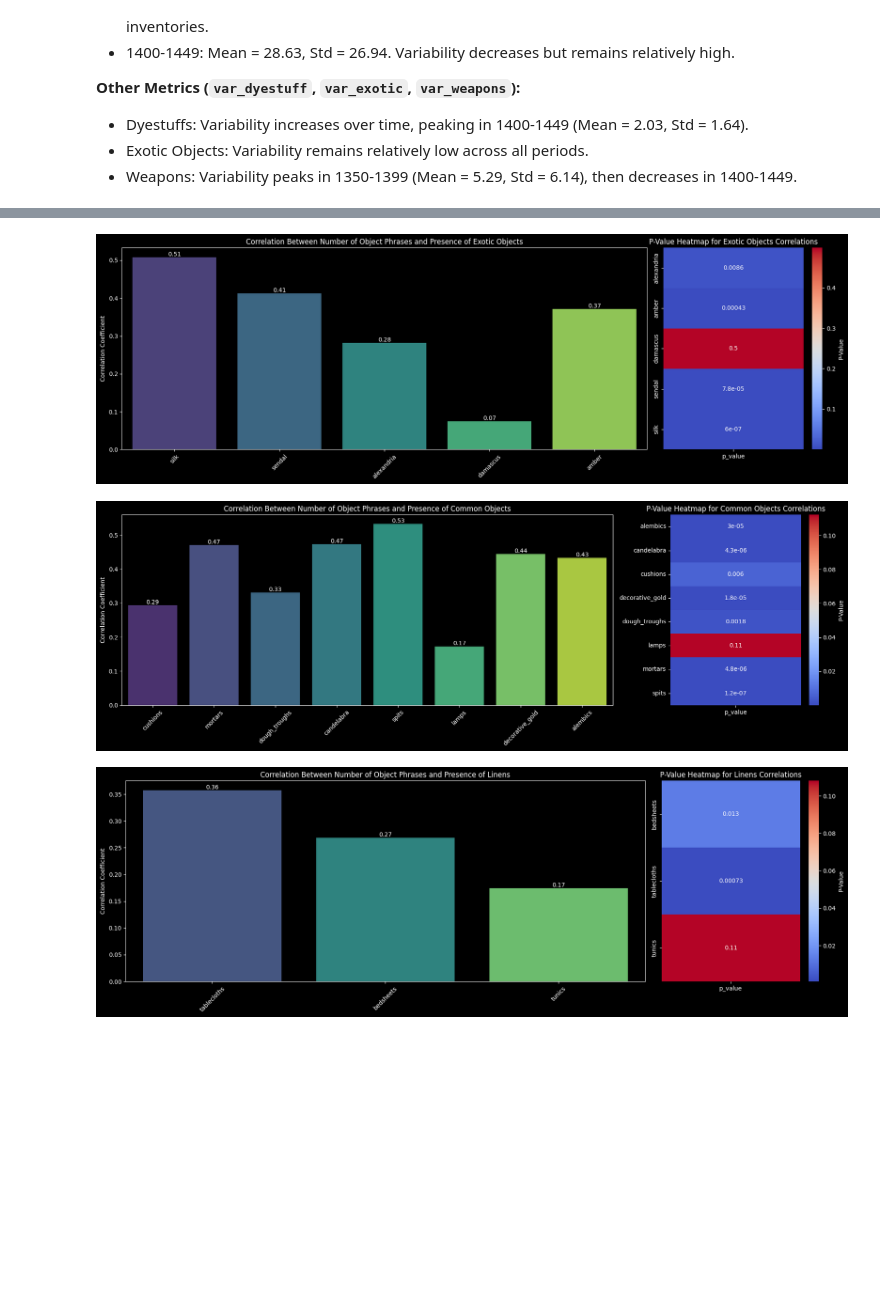
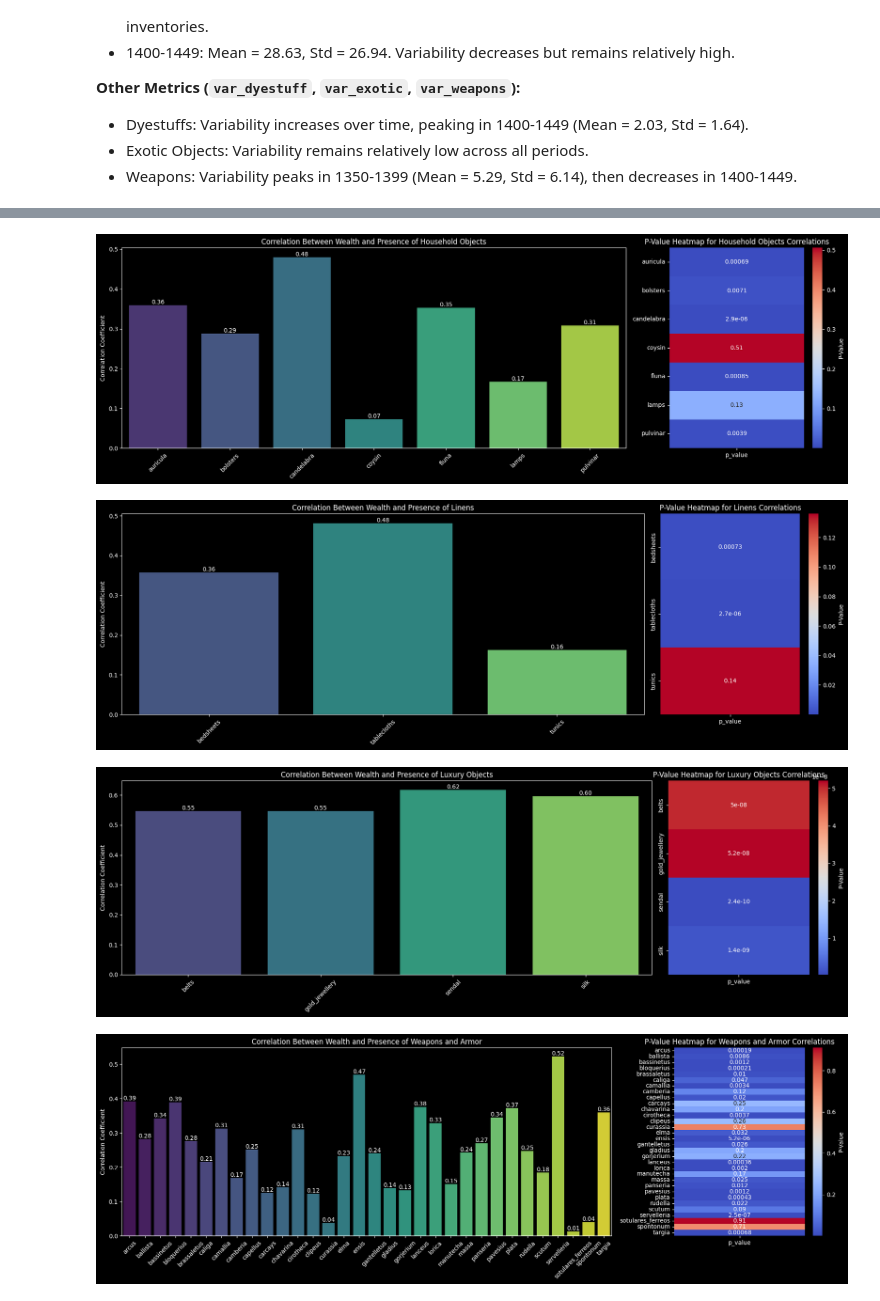
Before and after one commit to gpizzorno/marseille-luxury-objects, a Jupyter notebook: measuring-wealth.ipynb, the cells around one changed output, grey strips where cells are left out. Saved outputs shown, nothing was run; the diff lists cells and outputs as text; code cells hidden in the pictures; blank space fills up the shorter version.

```diff
--- a/measuring-wealth.ipynb
+++ b/measuring-wealth.ipynb
@@ -244,9 +235,10 @@ The stabilization of `wealth_points` variance in 1400-1449 may reflect economic
 # %%
 plt.figure(figsize=(18, 8))
 
+target_columns = ['object_phrases', 'wealth_points', 'total_linens', *VAR_GROUPS]
 plot_data = df.melt(
     id_vars=['id', 'date_group'],
-    value_vars=['object_phrases', 'wealth_points', 'total_linens', 'var_weapons', 'var_exotic', 'var_dyestuff'],
+    value_vars=target_columns,
     var_name='Metric',
     value_name='Value',
 )
@@ -266,10 +258,8 @@ plt.tight_layout()
 
 # Add outlier labels
 outliers = []
-num_metrics = 6  # Total number of metrics
-for i, metric in enumerate(
-    ['object_phrases', 'wealth_points', 'total_linens', 'var_weapons', 'var_exotic', 'var_dyestuff'], start=1
-):
+num_metrics = len(target_columns)  # Total number of metrics
+for i, metric in enumerate(target_columns, start=1):
     for group_index, group in enumerate(DATE_GROUPINGS):
         df_group = df[df['date_group'] == group]
         for _, row in df_group.iterrows():
@@ -294,6 +284,7 @@ plt.show()
 # results = plot_data.groupby(['date_group', 'Metric'])['Value'].describe()
 # display(results)
 
-# print data for outliers
-display(df[df['id'].isin(outliers)])
+# print data for outliers, include id, record, type, year, and date_group
+print('Outliers:')
+display(df[df['id'].isin(outliers)][['record', 'type', 'year', 'date_group']])
 # %% [output]
@@ -340,21 +333,21 @@ Between 1300 and 1349 most metrics show decreased varibility suggesting more uni
 # %%
 # Calculate correlation coefficients and p-values for object groups
 obj_groups = {
-    'Dyestuffs': DYESTUFF_COLS,
-    'Weapons and Armor': WEAPONS_AND_ARMOR_COLS,
-    'Cushions': CUSHIONS_COLS,
-    'Exotic Objects': EXOTIC_COLS,
-    'Common Objects': OTHER_OBJECTS_COLS,
-    'Linens': LINEN_COLS,
+    'Dyestuffs': DYESTUFFS,
+    'Exotic Objects': EXOTIC,
+    'Food Preparation': FOOD_PREPARATION,
+    'Household Objects': HOUSEHOLD,
+    'Linens': LINENS,
+    'Luxury Objects': LUXURY,
+    'Weapons and Armor': WEAPONS_AND_ARMOUR,
 }
 
 for group_name, group_columns in obj_groups.items():
-    columns_to_analyze = group_columns
     correlation_results = []
 
     # Individual correlations
-    for col in columns_to_analyze:
-        corr, p_value = pearsonr(df[col], df['object_phrases'])
+    for col in group_columns:
+        corr, p_value = pearsonr(df[col], df['wealth_points'])
         correlation_results.append({'column': col, 'correlation': corr, 'p_value': p_value})
 
     # Convert results to DataFrame
@@ -367,7 +360,7 @@ for group_name, group_columns in obj_groups.items():
     for index, row in correlation_df.iterrows():
         ax1.text(index, row['correlation'], f'{row["correlation"]:.2f}', ha='center', va='bottom')
 
-    ax1.set_title(f'Correlation Between Number of Object Phrases and Presence of {group_name}')
+    ax1.set_title(f'Correlation Between Wealth and Presence of {group_name}')
     ax1.set_ylabel('Correlation Coefficient')
     ax1.set_xlabel(None)
     ax1.set_xticklabels(correlation_df['column'], rotation=45)
@@ -390,3 +383,4 @@ for group_name, group_columns in obj_groups.items():
-[figure, old version]
+[figure, new version]
-[figure, old version]
+[figure, new version]
-[figure, old version]
+[figure, new version]
+[figure, added]
```
Also changed, not shown: parts of 5 cells of this notebook.
